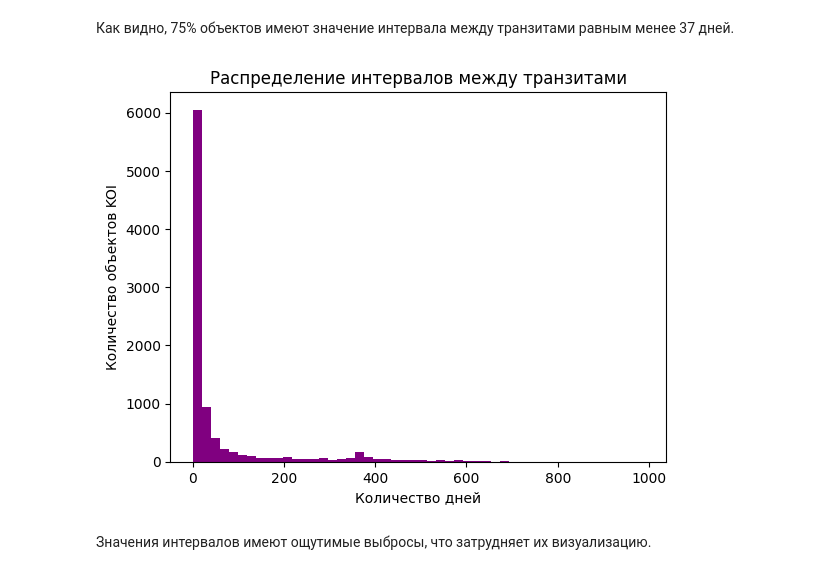
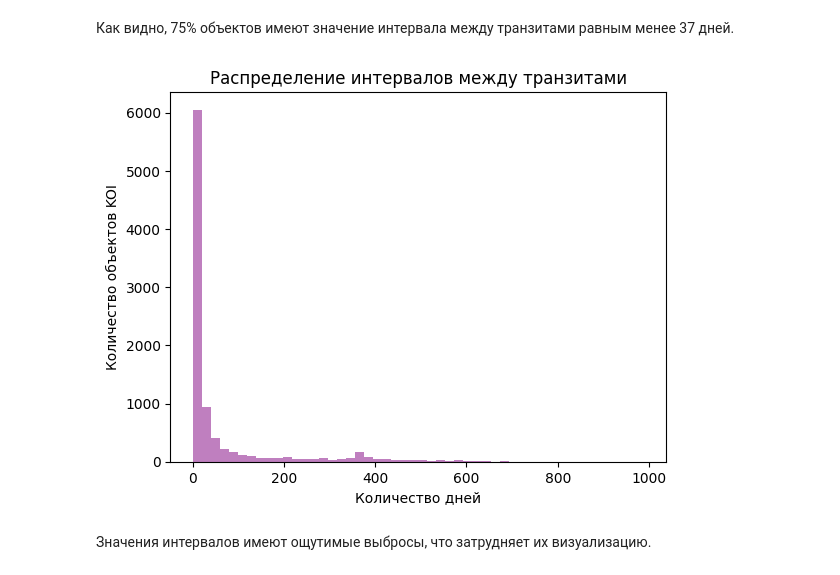
Before and after one commit to Polinezhich/andan_FP, a Jupyter notebook: main.ipynb, the cells around one changed output. Cells and saved outputs as stored; diff of their text form; code cells hidden in the pictures.

```diff
--- a/main.ipynb
+++ b/main.ipynb
@@ -229,13 +242,13 @@ Name: period, dtype: float64
 Как видно, 75% объектов имеют значение интервала между транзитами равным менее 37 дней.
 # %%
 
-plt.hist(df[df['period'] < 1000.0]['period'], bins = 50, color='purple')
+plt.hist(df[df['period'] < 1000.0]['period'], alpha = 0.5, bins = 50, color='purple')
 plt.xlabel('Количество дней')
 plt.ylabel('Количество объектов KOI')
 plt.title('Распределение интервалов между транзитами')
 plt.show()
 # %% [output]
-[figure, old version]
+[figure, new version]
 # %% [markdown]
 Значения интервалов имеют ощутимые выбросы, что затрудняет их визуализацию.
 # %% [markdown]
```
Also changed, not shown: parts of 17 cells of this notebook.
